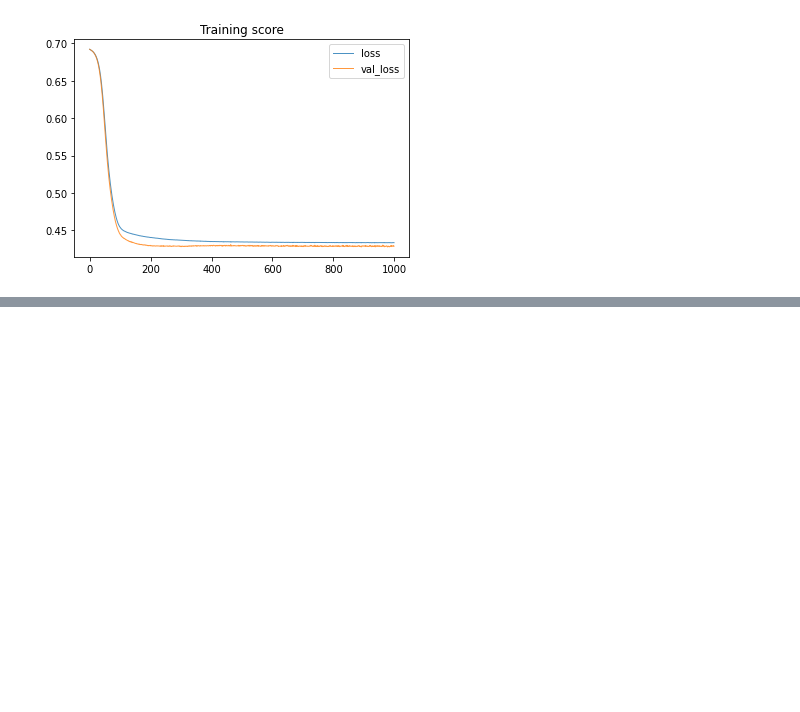
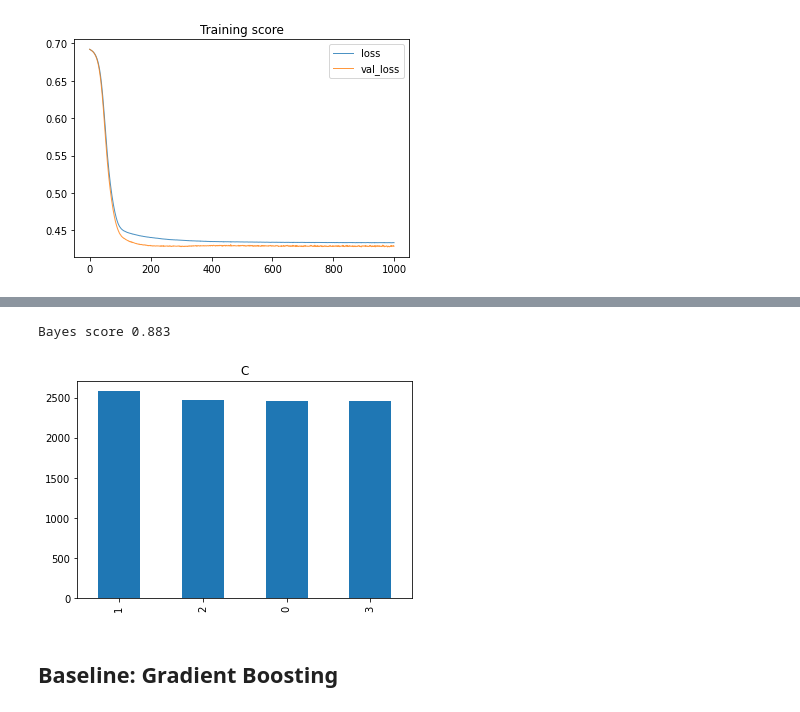
Before and after one commit to mysterious-ben/ds-examples, a Jupyter notebook: dl/dl_hello_world.ipynb, the cells around one changed output, grey strips where cells are left out. Saved outputs shown, nothing was run; the diff lists cells and outputs as text; code cells hidden in the pictures; blank space fills up the shorter version.

```diff
--- a/dl/dl_hello_world.ipynb
+++ b/dl/dl_hello_world.ipynb
@@ -806,0 +823,31 @@ Wall time: 47.1 s
+# %%
+n = 10000
+p = 7
+train_rate = 0.7
+
+def f1(X):
+    h = (
+        0.5 * X[:, 0] +
+        np.abs(X[:, 1]) - np.abs(X[:, 2]) +
+        np.abs(X[:, 3]) * np.sign(X[:, -1]) +
+        0.5 * np.sum(X[:, :-3] * X[:, 1:-2], axis=1) +
+        2 * np.sin(X[:, -2]) * np.arctan(X[:, -1]) +
+        np.prod(X[:, :4], axis=1) * np.exp(X[:, 3])
+    )
+    return h
+
+def f2(h):
+    return (h > -2).astype(int) + (h > 0).astype(int) + (h > 2).astype(int)
+
+X = np.random.normal(0, (1., 1., 1., 1., 1., 5., 10.), size=(n, p))
+y = f1(X) + np.random.normal(0, 0.4, size=n)
+y = f2(y)
+print(tabulate(X[-3:], floatfmt='.4f'))
+print(tabulate(y[-3:, np.newaxis]))
+
+n_train = int(n*train_rate)
+
+X_train = X[:n_train]
+y_train = y[:n_train]
+X_test = X[n_train:]
+y_test = y[n_train:]
@@ -806,0 +865,8 @@ Wall time: 47.1 s
+# %%
+_ = pd.Series(y).value_counts().plot(kind='bar', title='C')
+print(f'Bayes score {accuracy_score(y, f2(f1(X))):.3f}')
+# %% [output]
+Bayes score 0.883
+[figure, added]
+# %% [markdown]
+## Baseline: Gradient Boosting
```
Also changed, not shown: parts of 39 cells of this notebook.
